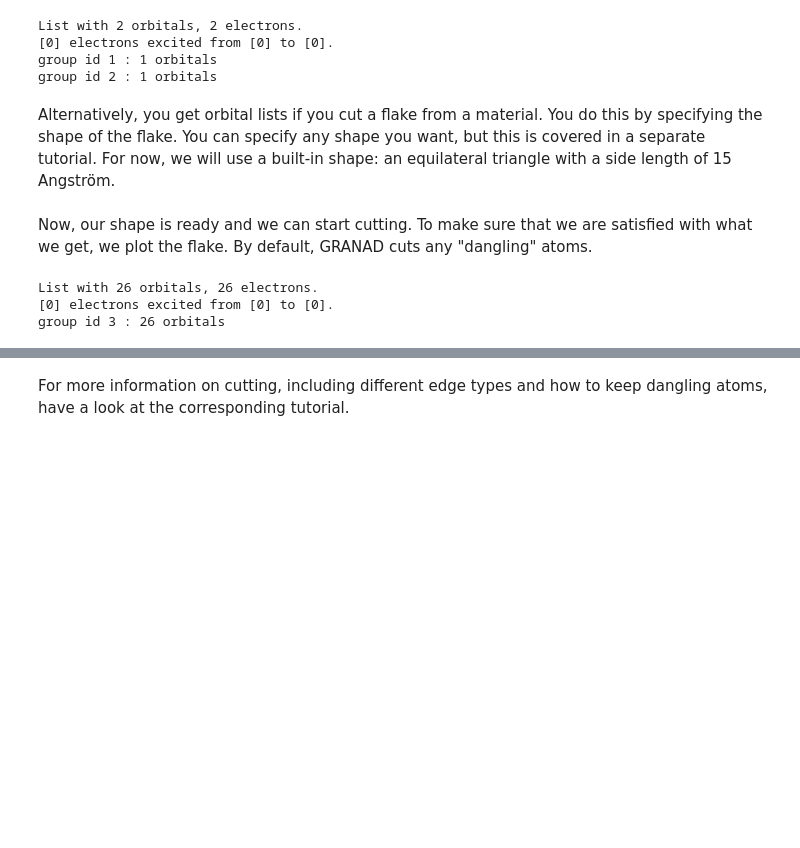
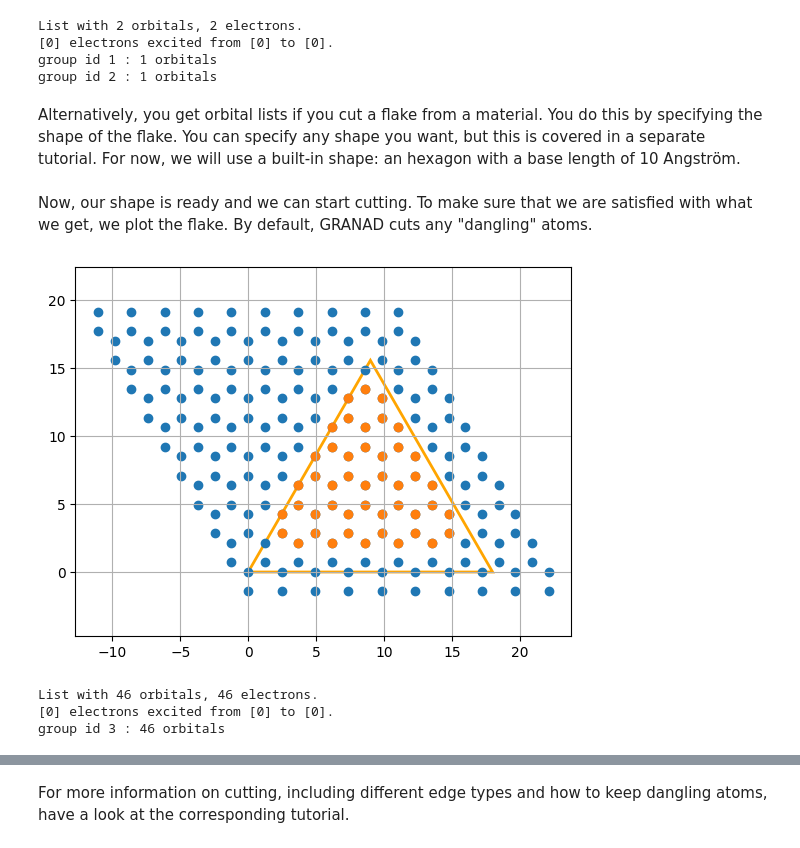
Before and after one commit to GRANADlauncher/granad, a Jupyter notebook: tutorials/a_getting_started.ipynb, the cells around one changed output, grey strips where cells are left out. Drawn from its saved outputs; the diff is of its cells as text; code cells hidden in the pictures; blank space fills up the shorter version.

```diff
--- a/tutorials/a_getting_started.ipynb
+++ b/tutorials/a_getting_started.ipynb
@@ -99,17 +108,18 @@ group id 2 : 1 orbitals
 # %% [markdown]
 Alternatively, you get orbital lists if you cut a flake from a material. You do this by specifying the shape of the flake.
 You can specify any shape you want, but this is covered in a separate tutorial.
-For now, we will use a built-in shape: an equilateral triangle with a side length of 15 Angström.
+For now, we will use a built-in shape: an hexagon with a base length of 10 Angström.
 # %%
 from granad import Triangle
 import jax.numpy as jnp
-triangle = Triangle(15, armchair = True)
+triangle = Triangle(18)
 # %% [markdown]
 Now, our shape is ready and we can start cutting. To make sure that we are satisfied with what we get, we plot the flake. By default, GRANAD cuts any "dangling" atoms.
 # %%
-my_first_flake = graphene.cut_flake(triangle, plot = False)
+my_first_flake = graphene.cut_flake(triangle, plot = True)
 print(my_first_flake)
 # %% [output]
+[figure, added]
-List with 26 orbitals, 26 electrons.
+List with 46 orbitals, 46 electrons.
 [0] electrons excited from [0] to [0].
-group id 3 : 26 orbitals
+group id 3 : 46 orbitals
```
Also changed, not shown: parts of 13 cells of this notebook, 27 other files.
